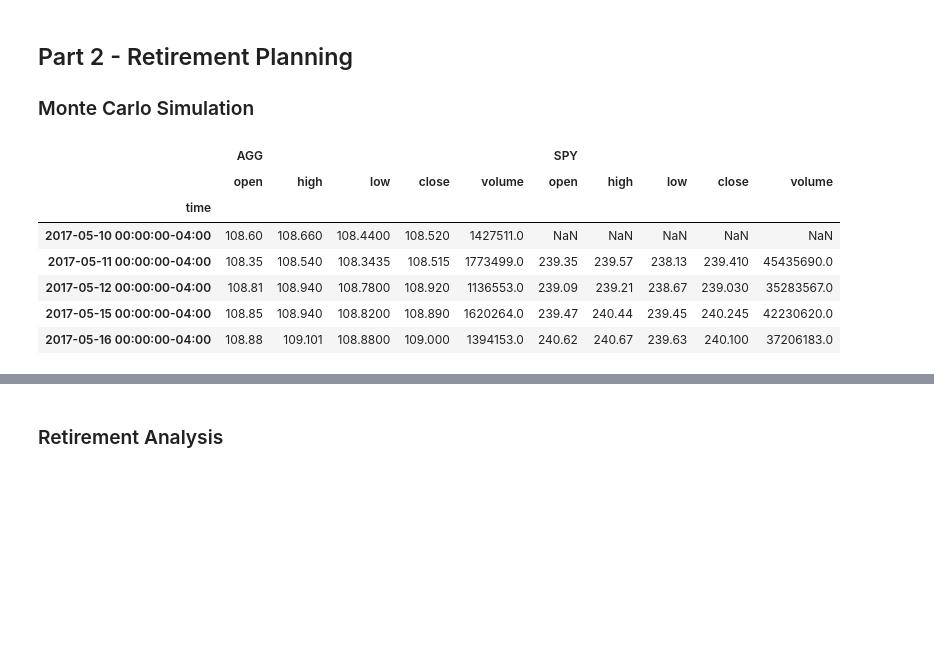
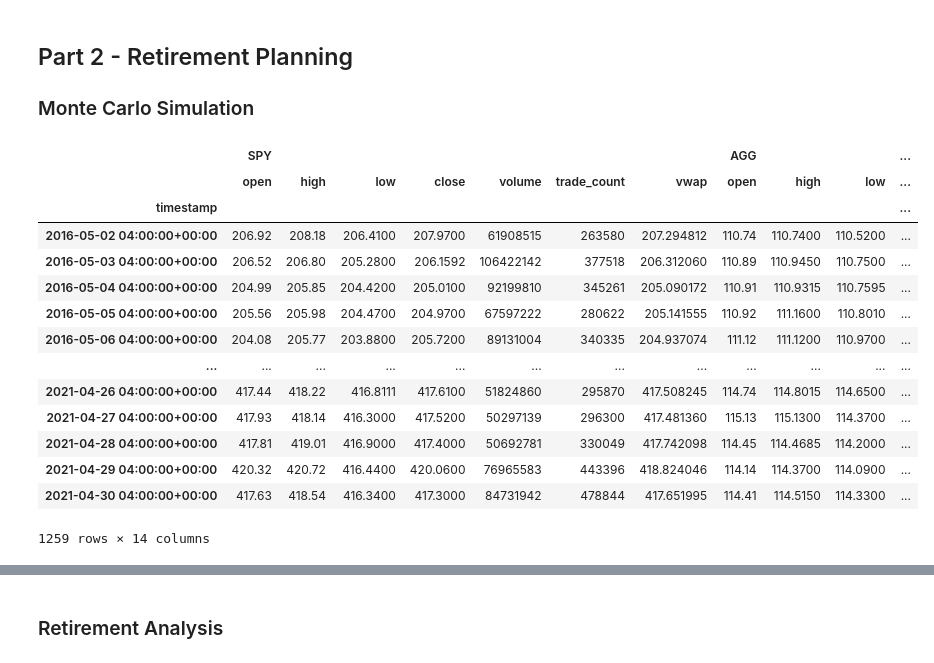
Before and after one commit to KPass1000/module-5, a Jupyter notebook: financial-planner.ipynb, the cells around one changed output, grey strips where cells are left out. Saved outputs shown, nothing was run; the diff lists cells and outputs as text; code cells hidden in the pictures; blank space fills up the shorter version.

```diff
--- a/financial-planner.ipynb
+++ b/financial-planner.ipynb
@@ -218,26 +220,39 @@ start_date = pd.Timestamp('2016-05-01', tz='America/New_York').isoformat()
 end_date = pd.Timestamp('2021-05-01', tz='America/New_York').isoformat()
 # %%
 # Get 5 years' worth of historical data for SPY and AGG
-# YOUR CODE HERE!
+df_portfolio_year = alpaca.get_bars(
+    tickers,
+    timeframe,
+    start = start_date,
+    end = end_date
+).df
 
 # Reorganize the DataFrame
 # Separate ticker data
-# YOUR CODE HERE!
+SPY = df_portfolio_year[df_portfolio_year['symbol']=='SPY'].drop('symbol', axis=1)
+AGG = df_portfolio_year[df_portfolio_year['symbol']=='AGG'].drop('symbol', axis=1)
 
 
 # Concatenate the ticker DataFrames
-# YOUR CODE HERE!
+df_portfolio_year = pd.concat([SPY, AGG],axis=1, keys=['SPY','AGG'])
+# Display sample data
 
-# Display sample data
-df_stock_data.head()
+df_portfolio_year
 # %% [output]
-|  | AGG |  |  |  |  | SPY |  |  |  |  |
-|  | open | high | low | close | volume | open | high | low | close | volume |
-| time |  |  |  |  |  |  |  |  |  |  |
-| 2017-05-10 00:00:00-04:00 | 108.60 | 108.660 | 108.4400 | 108.520 | 1427511.0 | NaN | NaN | NaN | NaN | NaN |
-| 2017-05-11 00:00:00-04:00 | 108.35 | 108.540 | 108.3435 | 108.515 | 1773499.0 | 239.35 | 239.57 | 238.13 | 239.410 | 45435690.0 |
-| 2017-05-12 00:00:00-04:00 | 108.81 | 108.940 | 108.7800 | 108.920 | 1136553.0 | 239.09 | 239.21 | 238.67 | 239.030 | 35283567.0 |
-| 2017-05-15 00:00:00-04:00 | 108.85 | 108.940 | 108.8200 | 108.890 | 1620264.0 | 239.47 | 240.44 | 239.45 | 240.245 | 42230620.0 |
-| 2017-05-16 00:00:00-04:00 | 108.88 | 109.101 | 108.8800 | 109.000 | 1394153.0 | 240.62 | 240.67 | 239.63 | 240.100 | 37206183.0 |
+|  | SPY |  |  |  |  |  |  | AGG |  |  | ... |
+|  | open | high | low | close | volume | trade_count | vwap | open | high | low | ... |
+| timestamp |  |  |  |  |  |  |  |  |  |  | ... |
+| 2016-05-02 04:00:00+00:00 | 206.92 | 208.18 | 206.4100 | 207.9700 | 61908515 | 263580 | 207.294812 | 110.74 | 110.7400 | 110.5200 | ... |
+| 2016-05-03 04:00:00+00:00 | 206.52 | 206.80 | 205.2800 | 206.1592 | 106422142 | 377518 | 206.312060 | 110.89 | 110.9450 | 110.7500 | ... |
+| 2016-05-04 04:00:00+00:00 | 204.99 | 205.85 | 204.4200 | 205.0100 | 92199810 | 345261 | 205.090172 | 110.91 | 110.9315 | 110.7595 | ... |
+| 2016-05-05 04:00:00+00:00 | 205.56 | 205.98 | 204.4700 | 204.9700 | 67597222 | 280622 | 205.141555 | 110.92 | 111.1600 | 110.8010 | ... |
+| 2016-05-06 04:00:00+00:00 | 204.08 | 205.77 | 203.8800 | 205.7200 | 89131004 | 340335 | 204.937074 | 111.12 | 111.1200 | 110.9700 | ... |
+| ... | ... | ... | ... | ... | ... | ... | ... | ... | ... | ... | ... |
+| 2021-04-26 04:00:00+00:00 | 417.44 | 418.22 | 416.8111 | 417.6100 | 51824860 | 295870 | 417.508245 | 114.74 | 114.8015 | 114.6500 | ... |
+| 2021-04-27 04:00:00+00:00 | 417.93 | 418.14 | 416.3000 | 417.5200 | 50297139 | 296300 | 417.481360 | 115.13 | 115.1300 | 114.3700 | ... |
+| 2021-04-28 04:00:00+00:00 | 417.81 | 419.01 | 416.9000 | 417.4000 | 50692781 | 330049 | 417.742098 | 114.45 | 114.4685 | 114.2000 | ... |
+| 2021-04-29 04:00:00+00:00 | 420.32 | 420.72 | 416.4400 | 420.0600 | 76965583 | 443396 | 418.824046 | 114.14 | 114.3700 | 114.0900 | ... |
+| 2021-04-30 04:00:00+00:00 | 417.63 | 418.54 | 416.3400 | 417.3000 | 84731942 | 478844 | 417.651995 | 114.41 | 114.5150 | 114.3300 | ... |
+1259 rows × 14 columns
 # %%
 # Configuring a Monte Carlo simulation to forecast 30 years cumulative returns
```
Also changed, not shown: parts of 10 cells of this notebook.
